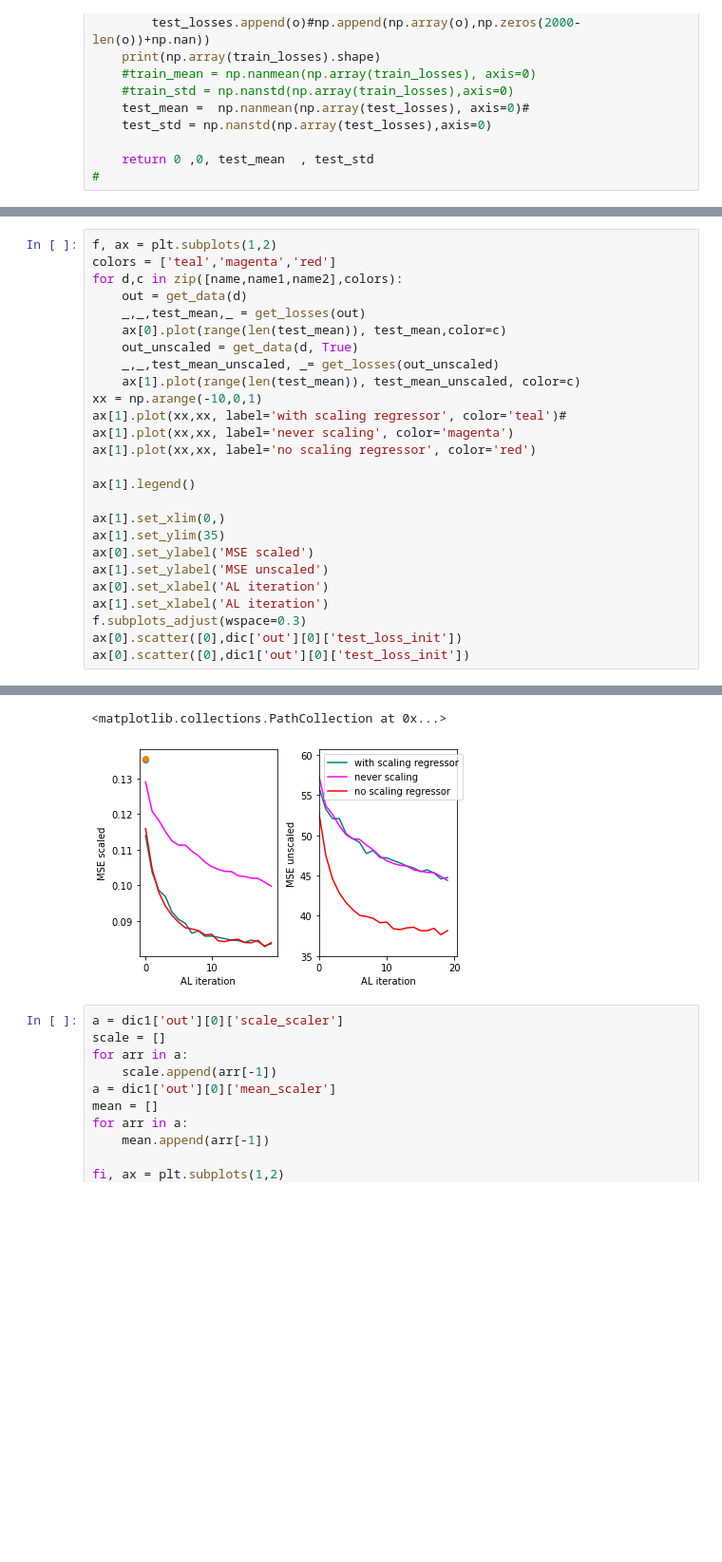
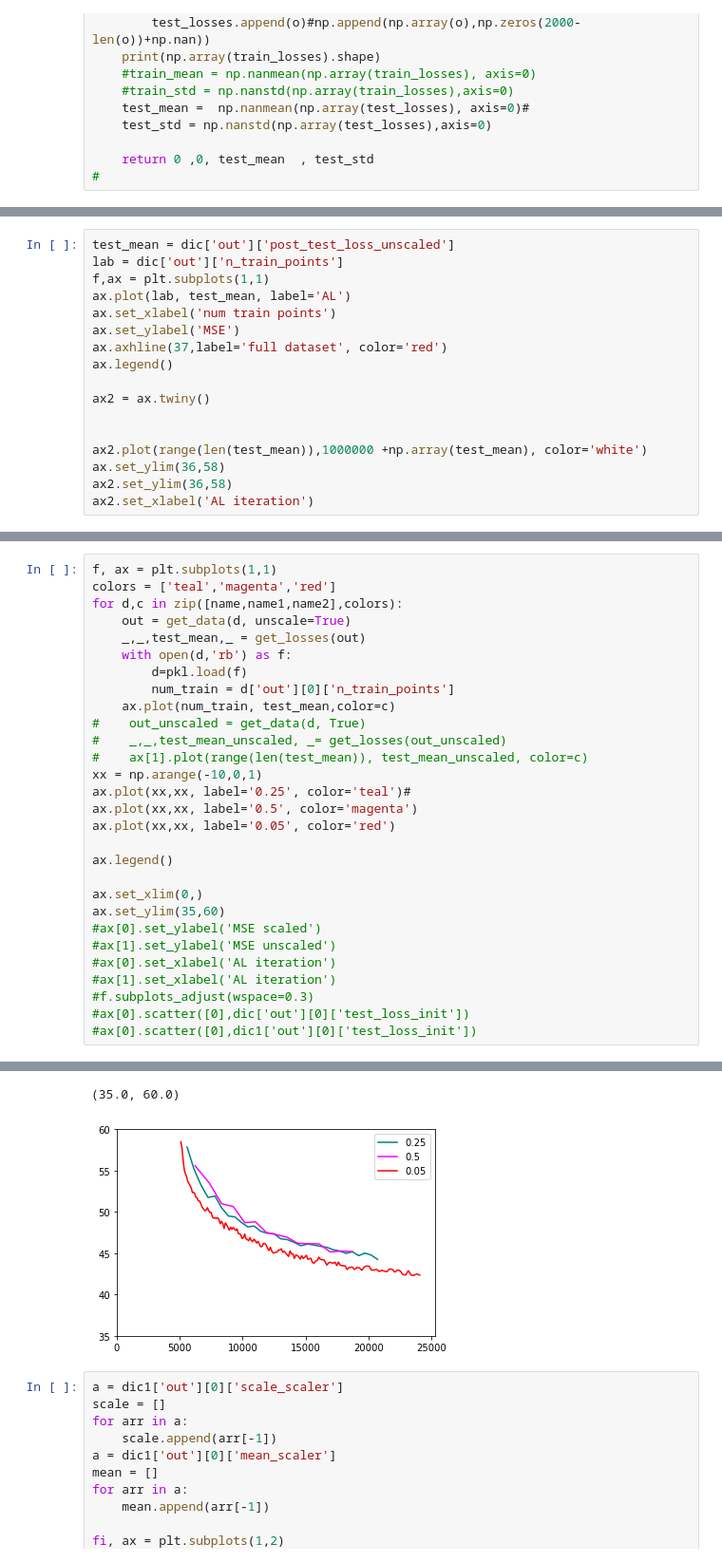
Before and after one commit to zcapjdb/UKAEAGroupProject, a Jupyter notebook: src/notebooks/pipeline_notebooks/outputs.ipynb, the cells around one changed output, grey strips where cells are left out. Shown at 95% size. Saved outputs shown, nothing was run; the diff lists cells and outputs as text; blank space fills up the shorter version.

```diff
--- a/src/notebooks/pipeline_notebooks/outputs.ipynb
+++ b/src/notebooks/pipeline_notebooks/outputs.ipynb
@@ -59,0 +64,17 @@ def get_losses(dic):
+# %%
+test_mean = dic['out']['post_test_loss_unscaled']
+lab = dic['out']['n_train_points']
+f,ax = plt.subplots(1,1)
+ax.plot(lab, test_mean, label='AL')
+ax.set_xlabel('num train points')
+ax.set_ylabel('MSE')
+ax.axhline(37,label='full dataset', color='red')
+ax.legend()
+
+ax2 = ax.twiny()
+
+
+ax2.plot(range(len(test_mean)),1000000 +np.array(test_mean), color='white')
+ax.set_ylim(36,58)
+ax2.set_ylim(36,58)
+ax2.set_xlabel('AL iteration')
@@ -60,29 +84,32 @@ def get_losses(dic):
 # %%
-f, ax = plt.subplots(1,2)
+f, ax = plt.subplots(1,1)
 colors = ['teal','magenta','red']
 for d,c in zip([name,name1,name2],colors):
-    out = get_data(d)
+    out = get_data(d, unscale=True)
     _,_,test_mean,_ = get_losses(out)
-    ax[0].plot(range(len(test_mean)), test_mean,color=c)
-    out_unscaled = get_data(d, True)
-    _,_,test_mean_unscaled, _= get_losses(out_unscaled)
-    ax[1].plot(range(len(test_mean)), test_mean_unscaled, color=c)
+    with open(d,'rb') as f:
+        d=pkl.load(f)
+        num_train = d['out'][0]['n_train_points']
+    ax.plot(num_train, test_mean,color=c)
+#    out_unscaled = get_data(d, True)
+#    _,_,test_mean_unscaled, _= get_losses(out_unscaled)
+#    ax[1].plot(range(len(test_mean)), test_mean_unscaled, color=c)
 xx = np.arange(-10,0,1)
-ax[1].plot(xx,xx, label='with scaling regressor', color='teal')#
-ax[1].plot(xx,xx, label='never scaling', color='magenta')
-ax[1].plot(xx,xx, label='no scaling regressor', color='red')
+ax.plot(xx,xx, label='0.25', color='teal')#
+ax.plot(xx,xx, label='0.5', color='magenta')
+ax.plot(xx,xx, label='0.05', color='red')
 
-ax[1].legend()
+ax.legend()
 
-ax[1].set_xlim(0,)
-ax[1].set_ylim(35)
-ax[0].set_ylabel('MSE scaled')
-ax[1].set_ylabel('MSE unscaled')
-ax[0].set_xlabel('AL iteration')
-ax[1].set_xlabel('AL iteration')
-f.subplots_adjust(wspace=0.3)
-ax[0].scatter([0],dic['out'][0]['test_loss_init'])
-ax[0].scatter([0],dic1['out'][0]['test_loss_init'])
+ax.set_xlim(0,)
+ax.set_ylim(35,60)
+#ax[0].set_ylabel('MSE scaled')
+#ax[1].set_ylabel('MSE unscaled')
+#ax[0].set_xlabel('AL iteration')
+#ax[1].set_xlabel('AL iteration')
+#f.subplots_adjust(wspace=0.3)
+#ax[0].scatter([0],dic['out'][0]['test_loss_init'])
+#ax[0].scatter([0],dic1['out'][0]['test_loss_init'])
 # %% [output]
 (0,)
 (0,)
@@ -93,5 +117,5 @@ ax[0].scatter([0],dic1['out'][0]['test_loss_init'])
-<matplotlib.collections.PathCollection at 0x...>
+(35.0, 60.0)
-[figure, old version]
+[figure, new version]
 # %%
 a = dic1['out'][0]['scale_scaler']
 scale = []
```
Also changed, not shown: parts of 4 cells of this notebook, 4 other files.
